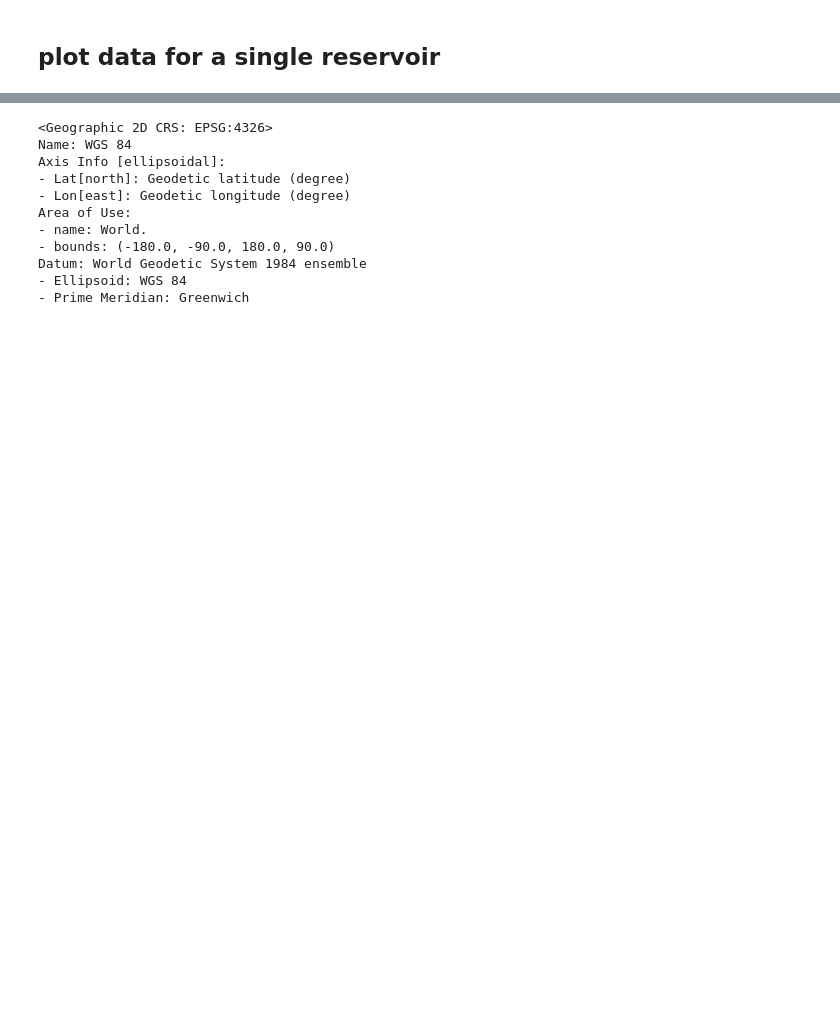
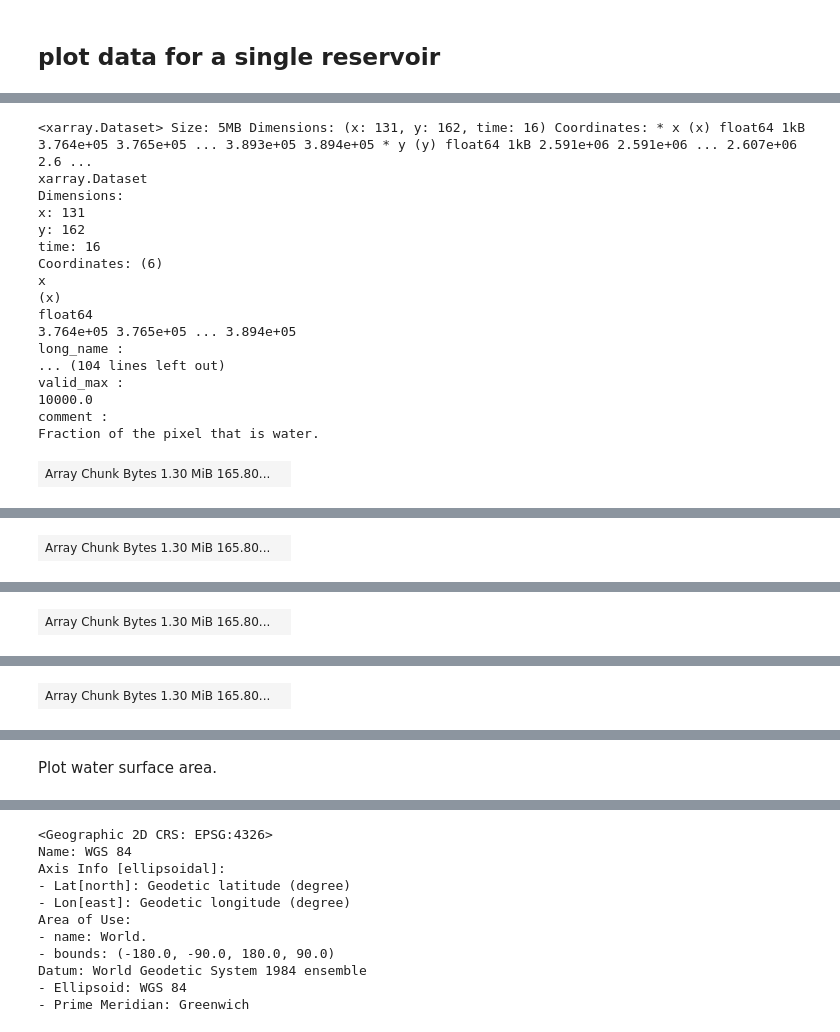
Before and after one commit to UW-SASWE/tmspp, a Jupyter notebook: notebooks/03.3-classification-swot.ipynb, the cells around one changed output, grey strips where cells are left out. Cells and saved outputs as stored; diff of their text form; code cells hidden in the pictures; blank space fills up the shorter version.

```diff
--- a/notebooks/03.3-classification-swot.ipynb
+++ b/notebooks/03.3-classification-swot.ipynb
@@ -321,0 +329,71 @@ BokehModel(combine_events=True, render_bundle={'docs_json': {'a6ab14ed-23fa-4169
+# %%
+import dask.array
+
+rs_area_qual = ds['water_area_qual']
+
+def _swot_quality_bits_resampler(a, rs_area_qual, **axis):
+    rs_area_qual_idx = rs_area_qual.isel(time=xr.DataArray(a).dim_0.values).reduce(
+        np.argmin, dim='time'
+    ) # array containing the index along a.shape[0] from which to pick the value of the
+      # resulting array
+
+    return rs_area_qual_idx
+
+def swot_area_resampler(a, rs_area_qual, **axis):
+    rs_area_qual_idx = _swot_quality_bits_resampler(a, rs_area_qual, **axis)
+    rs_area_composite = np.choose(rs_area_qual_idx.data, a)
+    return rs_area_composite
+
+def swot_area_qual_bits_resampler(a, rs_area_qual, **axis):
+    print(xr.DataArray(a).values.shape, '\n\n')
+    rs_area_qual_idx = _swot_quality_bits_resampler(a, rs_area_qual, **axis)
+    return rs_area_qual_idx
+
+def resample_swot(swot_ds):
+    ds = swot_ds
+    resampled_qual_bits_idx = ds[['water_frac', 'water_area_qual', 'wse']].resample(time='21D')
+    resampled_area_template = ds[['water_frac']].resample(time='21D').reduce(np.nanmean)
+    resampled_area_qual_template = ds[['water_area_qual']].resample(time='21D').reduce(np.nanmean)
+    resampled_wse_qual_template = ds[['wse_qual']].resample(time='21D').reduce(np.nanmean)
+
+    for gp, subset in resampled_qual_bits_idx:
+        NODATA = 1e3
+        rs_area_qual_idx = subset['water_area_qual'].fillna(NODATA).reduce(np.nanargmin, dim='time')
+        rs_area_qual_idx = rs_area_qual_idx.where(rs_area_qual_idx != NODATA, 0)
+        rs_area_composite = xr.DataArray(np.choose(rs_area_qual_idx.values, subset['water_frac'].values))
+        rs_area_composite = rs_area_composite.rename('water_frac')
+        rs_area_composite = rs_area_composite.rename({'dim_0': 'y', 'dim_1': 'x'})
+        rs_area_composite = rs_area_composite.clip(0, 1)
+
+        resampled_area_qual_template.loc[dict(time=gp)] = rs_area_qual_idx
+        resampled_area_template.loc[dict(time=gp)] = rs_area_composite
+
+    resampled_wse = ds[['wse']].resample(time='21D').reduce(np.nanmean)
+
+    resampled = xr.merge([
+        resampled_area_template, resampled_wse,
+        resampled_area_qual_template, resampled_wse_qual_template])
+
+    return resampled
+
+resampled = resample_swot(ds)
+resampled
+# %% [output]
+<xarray.Dataset> Size: 5MB Dimensions: (x: 131, y: 162, time: 16) Coordinates: * x (x) float64 1kB 3.764e+05 3.765e+05 ... 3.893e+05 3.894e+05 * y (y) float64 1kB 2.591e+06 2.591e+06 ... 2.607e+06 2.6 ...
+xarray.Dataset
+Dimensions:
+x: 131
+y: 162
+time: 16
+Coordinates: (6)
+x
+(x)
+float64
+3.764e+05 3.765e+05 ... 3.894e+05
+long_name :
+... (104 lines left out)
+valid_max :
+10000.0
+comment :
+Fraction of the pixel that is water.
+| Array Chunk Bytes 1.30 MiB 165.80... |  |
@@ -321,0 +416 @@ BokehModel(combine_events=True, render_bundle={'docs_json': {'a6ab14ed-23fa-4169
+| Array Chunk Bytes 1.30 MiB 165.80... |  |
@@ -321,0 +435 @@ BokehModel(combine_events=True, render_bundle={'docs_json': {'a6ab14ed-23fa-4169
+| Array Chunk Bytes 1.30 MiB 165.80... |  |
@@ -321,0 +454 @@ BokehModel(combine_events=True, render_bundle={'docs_json': {'a6ab14ed-23fa-4169
+| Array Chunk Bytes 1.30 MiB 165.80... |  |
@@ -321,0 +472,2 @@ BokehModel(combine_events=True, render_bundle={'docs_json': {'a6ab14ed-23fa-4169
+# %% [markdown]
+Plot water surface area.
```
Also changed, not shown: parts of 62 cells of this notebook.
